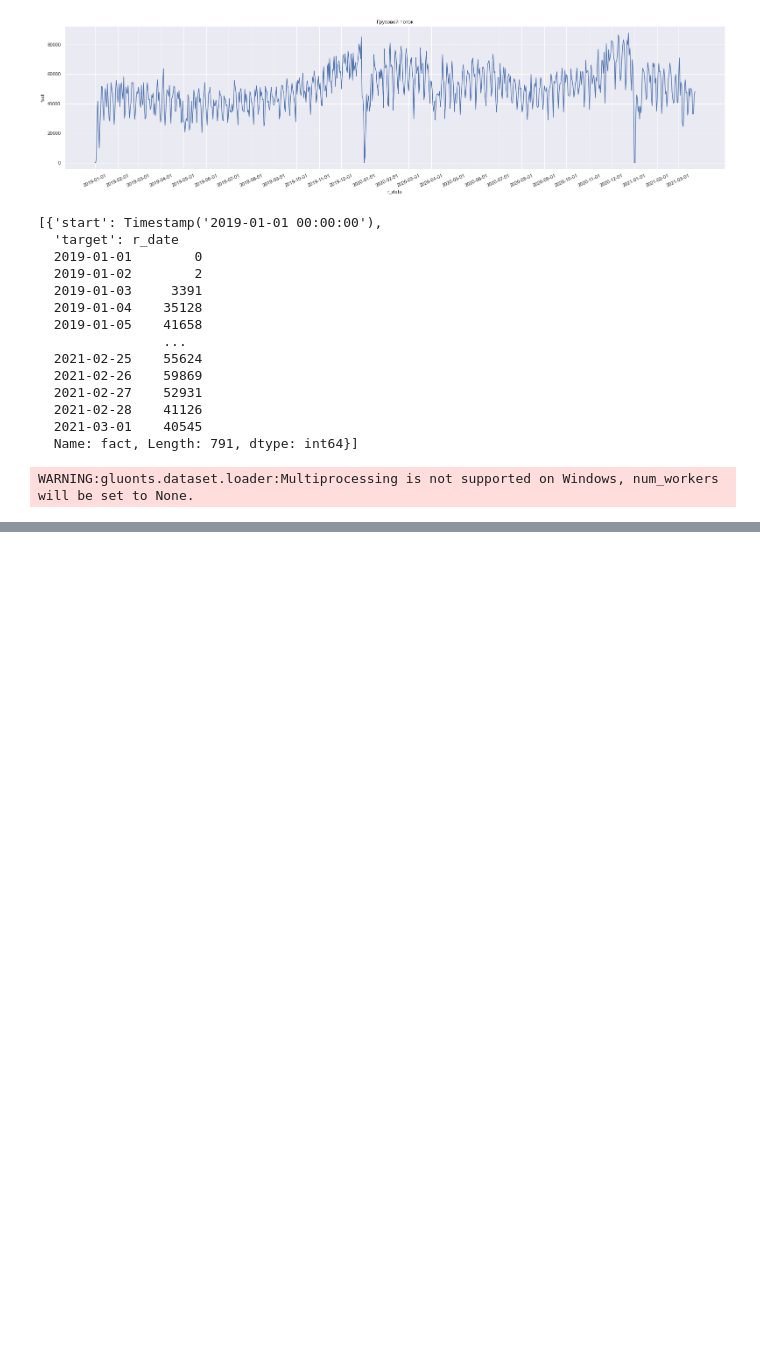
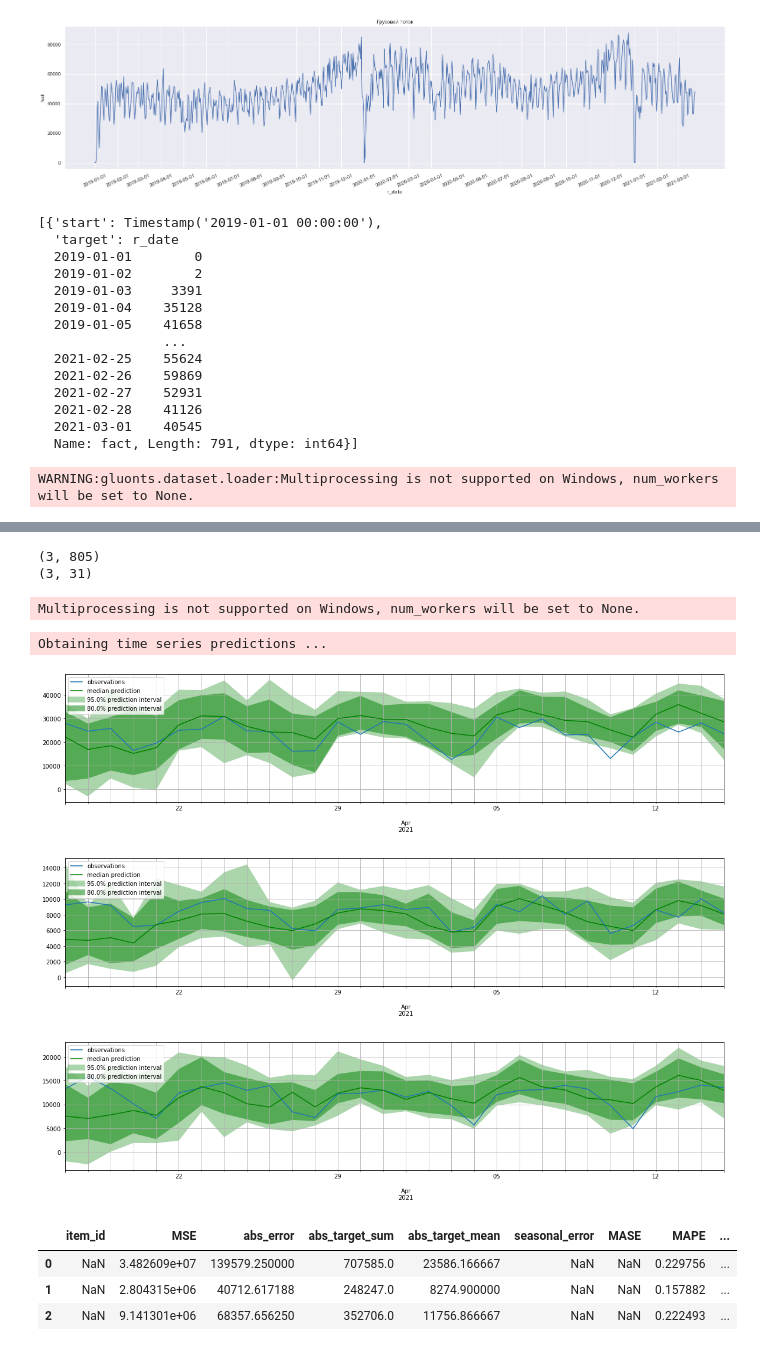
Before and after one commit to mc-morozov/forecast_cargo_flow, a Jupyter notebook: notebooks/gluonts.ipynb, the cells around one changed output, grey strips where cells are left out. Drawn from its saved outputs; the diff is of its cells as text; code cells hidden in the pictures; blank space fills up the shorter version.

```diff
--- a/notebooks/gluonts.ipynb
+++ b/notebooks/gluonts.ipynb
@@ -121,0 +338,6 @@ plt.grid(axis='x')
+# %%
+print(df_train.shape)
+print(df_test.shape)
+# %% [output]
+(3, 805)
+(3, 31)
@@ -121,0 +381,4 @@ plt.grid(axis='x')
+# %%
+predictor = estimator.train(training_data=train_ds)
+# %% [output]
+Multiprocessing is not supported on Windows, num_workers will be set to None.
@@ -121,0 +387,36 @@ plt.grid(axis='x')
+# %%
+forecast_it, ts_it = make_evaluation_predictions(
+    dataset=test_ds,
+    predictor=predictor,
+    num_samples=30,
+)
+# %%
+from tqdm.autonotebook import tqdm
+
+print("Obtaining time series conditioning values ...")
+tss = list(tqdm(ts_it, total=len(df_test)))
+print("Obtaining time series predictions ...")
+forecasts = list(tqdm(forecast_it, total=len(df_test)))
+# %% [output]
+Obtaining time series predictions ...
+# %%
+def plot_prob_forecasts(ts_entry, forecast_entry):
+    plot_length = prediction_lentgh
+    prediction_intervals = (80.0, 95.0)
+    legend = ["observations", "median prediction"] + [f"{k}% prediction interval" for k in prediction_intervals][::-1]
+
+    fig, ax = plt.subplots(1, 1, figsize=(20, 4))
+    ts_entry[-plot_length:].plot(ax=ax)
+    forecast_entry.plot(prediction_intervals=prediction_intervals, color='g')
+    plt.grid(which="both")
+    plt.legend(legend, loc="upper left")
+    plt.show()
+# %%
+for i in tqdm(range(3)):
+    ts_entry = tss[i]
+    forecast_entry = forecasts[i]
+    plot_prob_forecasts(ts_entry, forecast_entry)
+# %% [output]
+[figure, added]
+[figure, added]
+[figure, added]
@@ -121,0 +427,7 @@ plt.grid(axis='x')
+# %%
+item_metrics
+# %% [output]
+|  | item_id | MSE | abs_error | abs_target_sum | abs_target_mean | seasonal_error | MASE | MAPE | ... |
+| 0 | NaN | 3.482609e+07 | 139579.250000 | 707585.0 | 23586.166667 | NaN | NaN | 0.229756 | ... |
+| 1 | NaN | 2.804315e+06 | 40712.617188 | 248247.0 | 8274.900000 | NaN | NaN | 0.157882 | ... |
+| 2 | NaN | 9.141301e+06 | 68357.656250 | 352706.0 | 11756.866667 | NaN | NaN | 0.222493 | ... |
```
Also changed, not shown: parts of 39 cells of this notebook, 2 other files.
